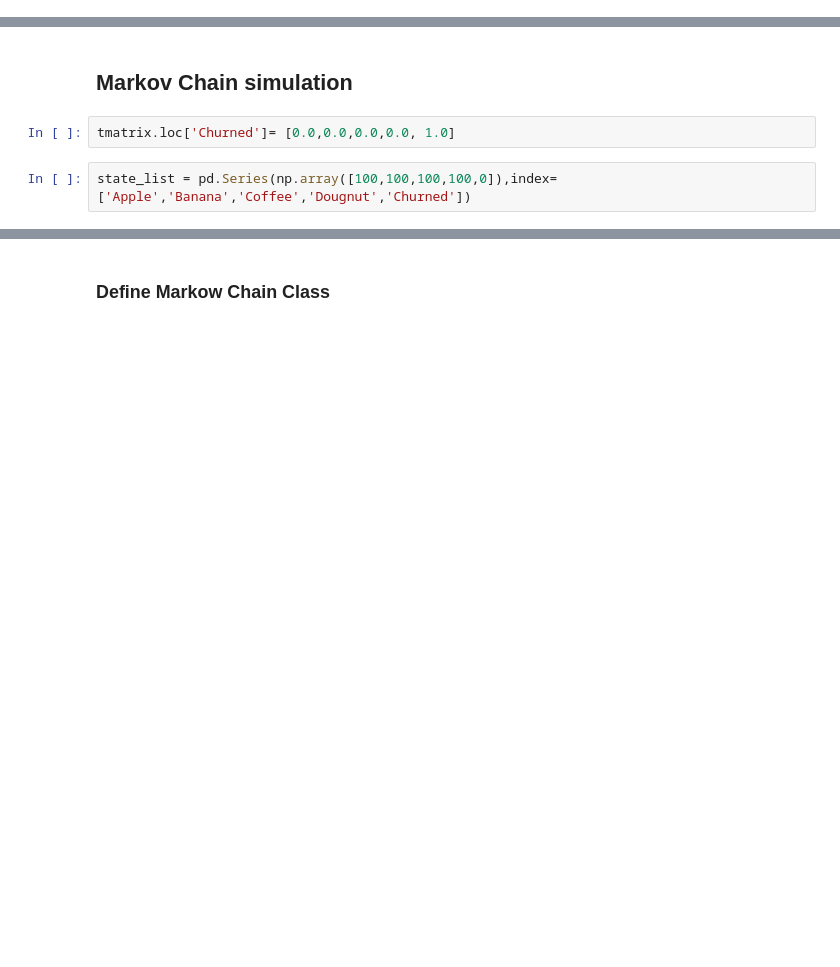
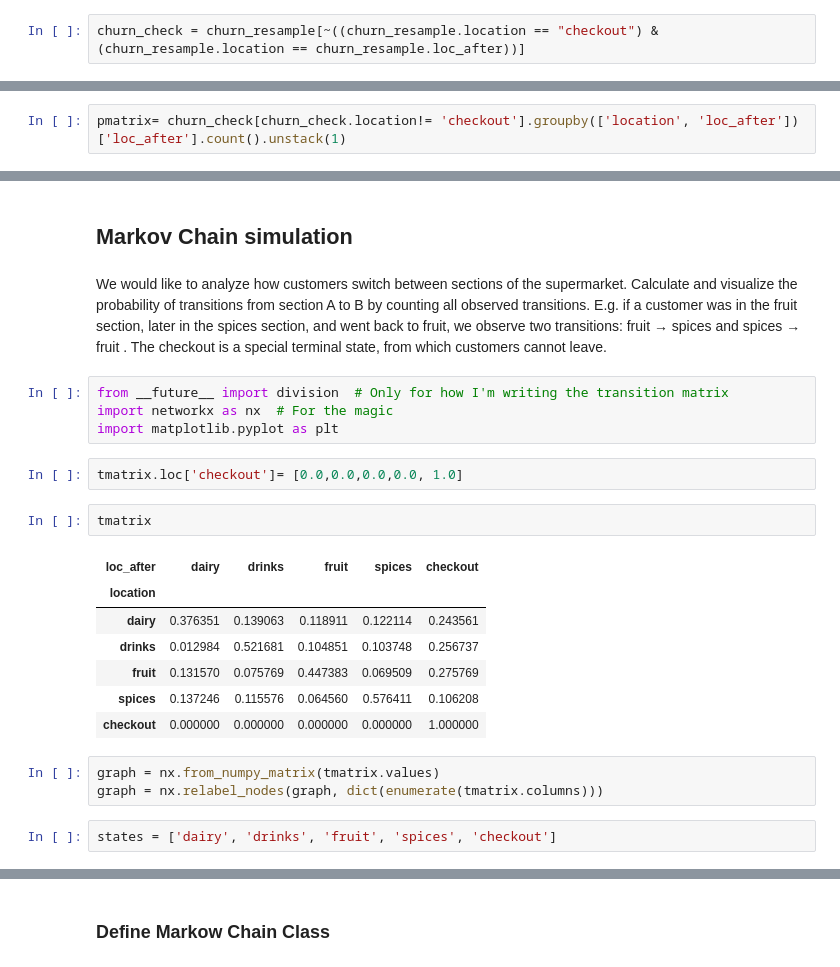
Before and after one commit to leona-ha/Markov_Customer_Churn, a Jupyter notebook: Customer_Flow_Markov.ipynb, the cells around one changed output, grey strips where cells are left out. Drawn from its saved outputs; the diff is of its cells as text; blank space fills up the shorter version.

```diff
--- a/Customer_Flow_Markov.ipynb
+++ b/Customer_Flow_Markov.ipynb
@@ -222,0 +206,2 @@ pmatrix=pmatrix[['Apple', 'Banana', 'Coffee', 'Doughnut', 'Churned']]
+# %%
+churn_check = churn_resample[~((churn_resample.location == "checkout") & (churn_resample.location == churn_resample.loc_after))]
@@ -222,0 +210,2 @@ pmatrix=pmatrix[['Apple', 'Banana', 'Coffee', 'Doughnut', 'Churned']]
+# %%
+pmatrix= churn_check[churn_check.location!= 'checkout'].groupby(['location', 'loc_after'])['loc_after'].count().unstack(1)
@@ -228,6 +224,29 @@ plt.xlabel("")
 # %% [markdown]
 ## Markov Chain simulation
+# %% [markdown]
+We would like to analyze how customers switch between sections of the supermarket. Calculate and
+visualize the probability of transitions from section A to B by counting all observed transitions.
+E.g. if a customer was in the fruit section, later in the spices section, and went back to fruit, we
+observe two transitions: fruit → spices and spices → fruit .
+The checkout is a special terminal state, from which customers cannot leave.
+# %%
+from __future__ import division  # Only for how I'm writing the transition matrix
+import networkx as nx  # For the magic
+import matplotlib.pyplot as plt
 # %%
-tmatrix.loc['Churned']= [0.0,0.0,0.0,0.0, 1.0]
+tmatrix.loc['checkout']= [0.0,0.0,0.0,0.0, 1.0]
-# %%
-state_list = pd.Series(np.array([100,100,100,100,0]),index=['Apple','Banana','Coffee','Dougnut','Churned'])
+# %%
+tmatrix
+# %% [output]
+| loc_after | dairy | drinks | fruit | spices | checkout |
+| location |  |  |  |  |  |
+| dairy | 0.376351 | 0.139063 | 0.118911 | 0.122114 | 0.243561 |
+| drinks | 0.012984 | 0.521681 | 0.104851 | 0.103748 | 0.256737 |
+| fruit | 0.131570 | 0.075769 | 0.447383 | 0.069509 | 0.275769 |
+| spices | 0.137246 | 0.115576 | 0.064560 | 0.576411 | 0.106208 |
+| checkout | 0.000000 | 0.000000 | 0.000000 | 0.000000 | 1.000000 |
+# %%
+graph = nx.from_numpy_matrix(tmatrix.values)
+graph = nx.relabel_nodes(graph, dict(enumerate(tmatrix.columns)))
+# %%
+states = ['dairy', 'drinks', 'fruit', 'spices', 'checkout']
```
Also changed, not shown: parts of 31 cells of this notebook, 1 other file.
